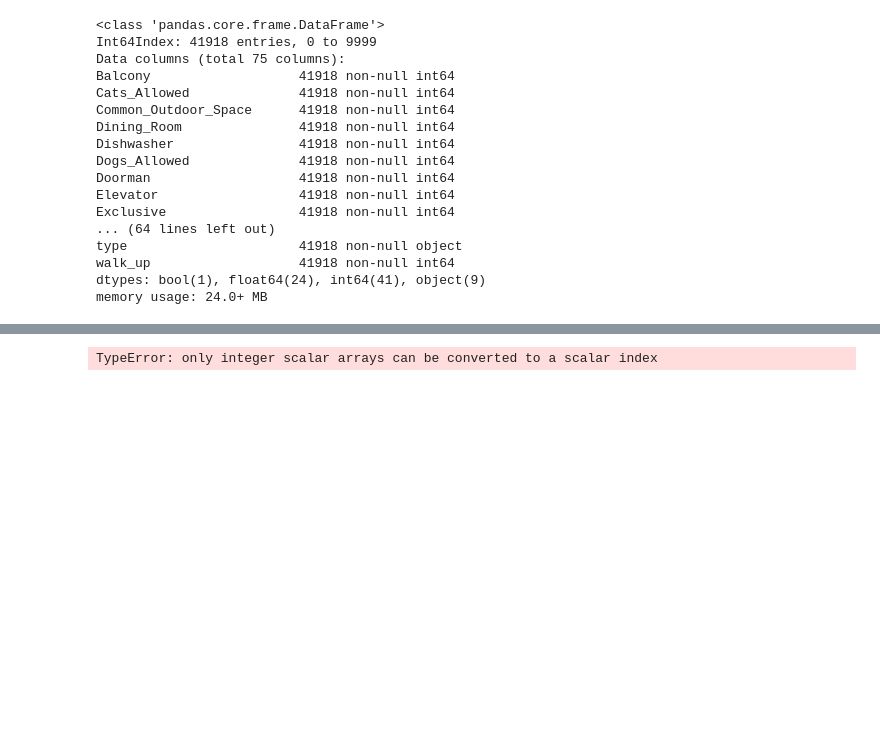
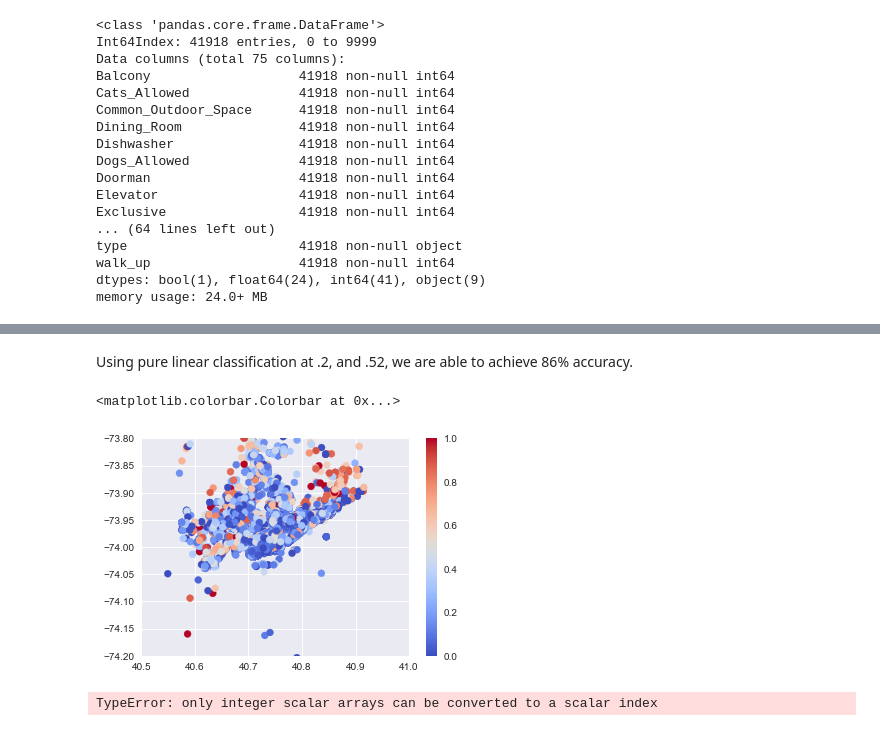
Before and after one commit to bfine9618/PredictingInterestLevel, a Jupyter notebook: Initial models/KNN & CV Logistic Reg.ipynb, the cells around one changed output, grey strips where cells are left out. Drawn from its saved outputs; the diff is of its cells as text; code cells hidden in the pictures; blank space fills up the shorter version.

```diff
--- a/Initial models/KNN & CV Logistic Reg.ipynb
+++ b/Initial models/KNN & CV Logistic Reg.ipynb
@@ -79,3 +60,13 @@ plt.legend()
+# %% [markdown]
+Using pure linear classification at .2, and .52, we are able to achieve 86% accuracy.
+# %%
+plt.scatter(df['latitude'], df['longitude'], c=df['prob_buildManager'], cmap='coolwarm')
+plt.xlim([40.5,41])
+plt.ylim([-74.2, -73.8])
+plt.colorbar()
+# %% [output]
+<matplotlib.colorbar.Colorbar at 0x...>
+[figure, added]
 # %%
 from sklearn.neighbors import KNeighborsClassifier as KNN
 from sklearn.model_selection import train_test_split
```
Also changed, not shown: parts of 14 cells of this notebook, 12 other files.
